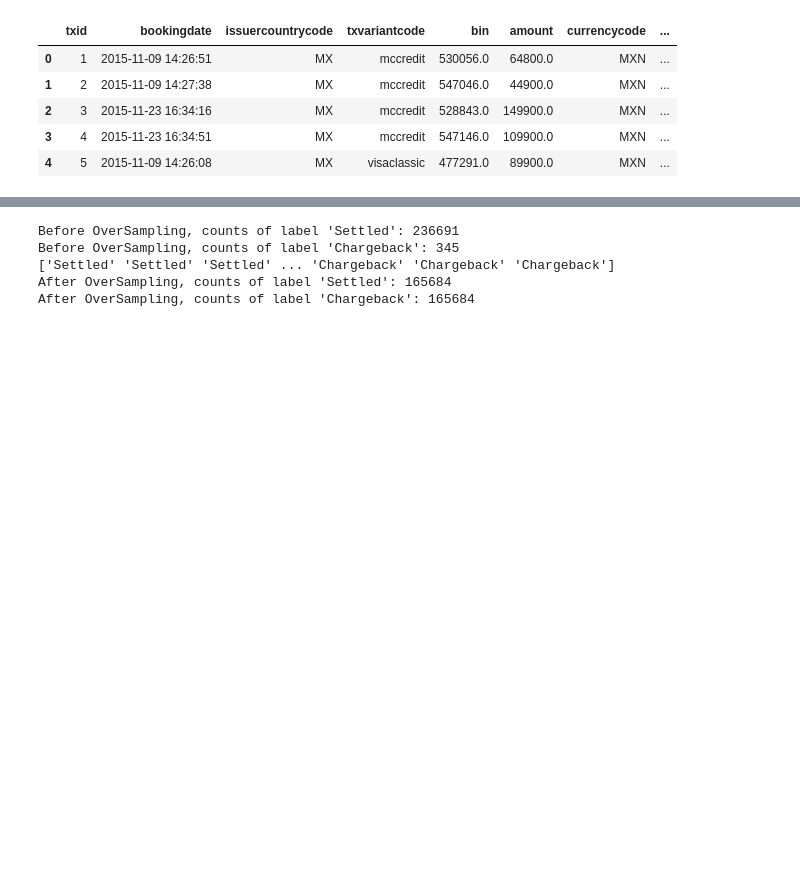
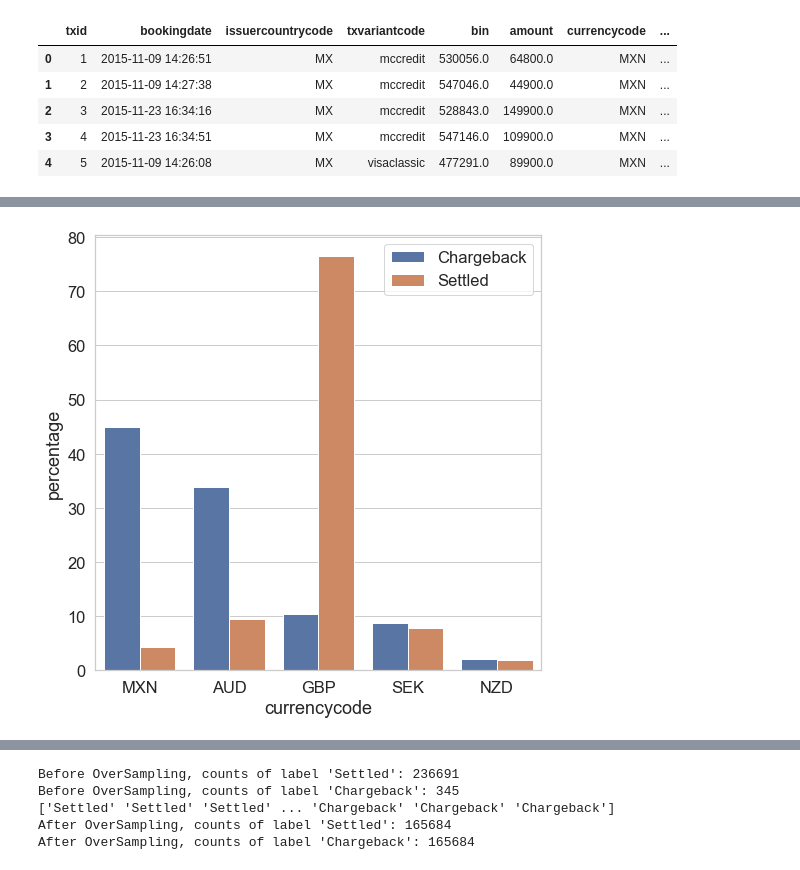
Before and after one commit to kwendel/cyber-data-analytics, a Jupyter notebook: creditcard-fraud/notebooks/Plot.ipynb, the cells around one changed output, grey strips where cells are left out. Saved outputs shown, nothing was run; the diff lists cells and outputs as text; code cells hidden in the pictures; blank space fills up the shorter version.

```diff
--- a/creditcard-fraud/notebooks/Plot.ipynb
+++ b/creditcard-fraud/notebooks/Plot.ipynb
@@ -46,0 +39,5 @@ Name: simple_journal, dtype: int64
+# %%
+plot.bar(df, 'currencycode')
+plot.bar(df, 'shopper')
+# %% [output]
+[figure, added]
```
Also changed, not shown: parts of 6 cells of this notebook, 10 other files.
